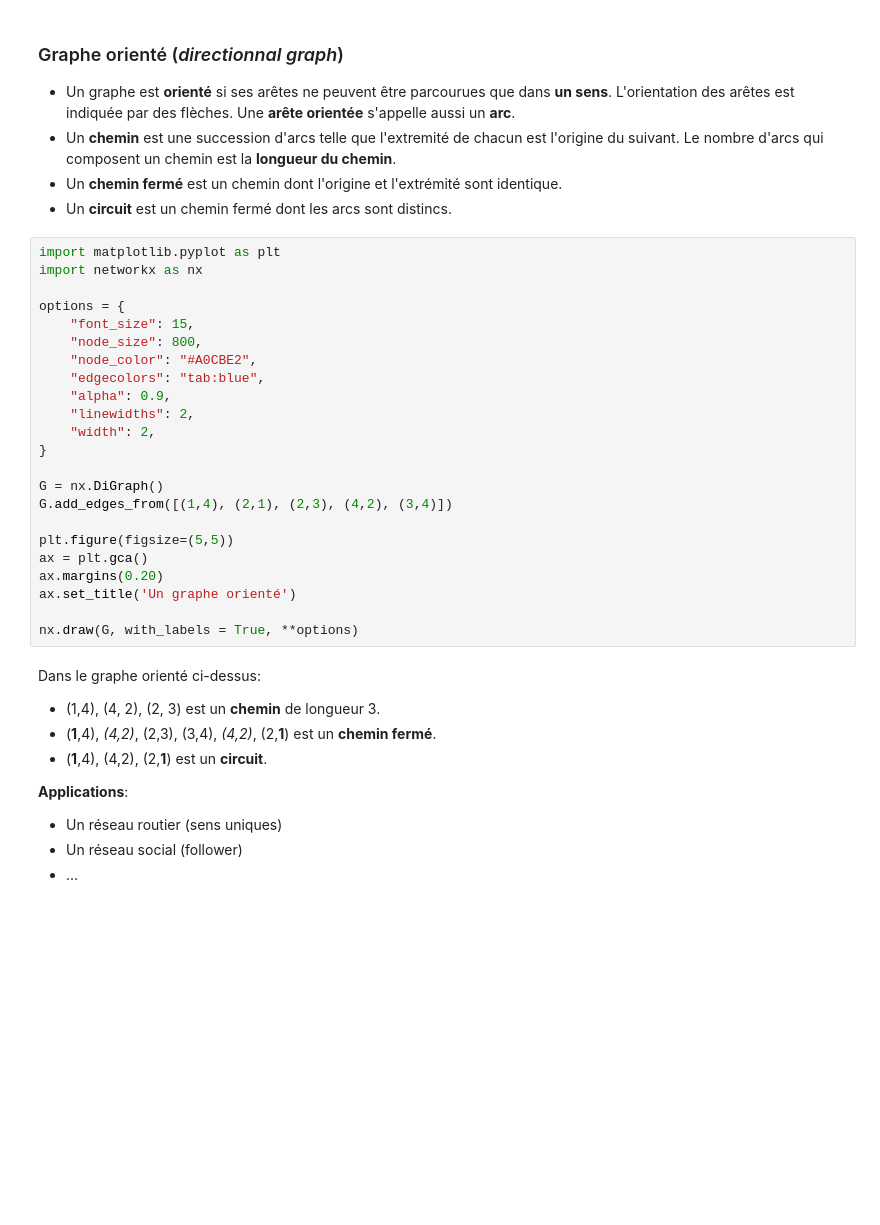
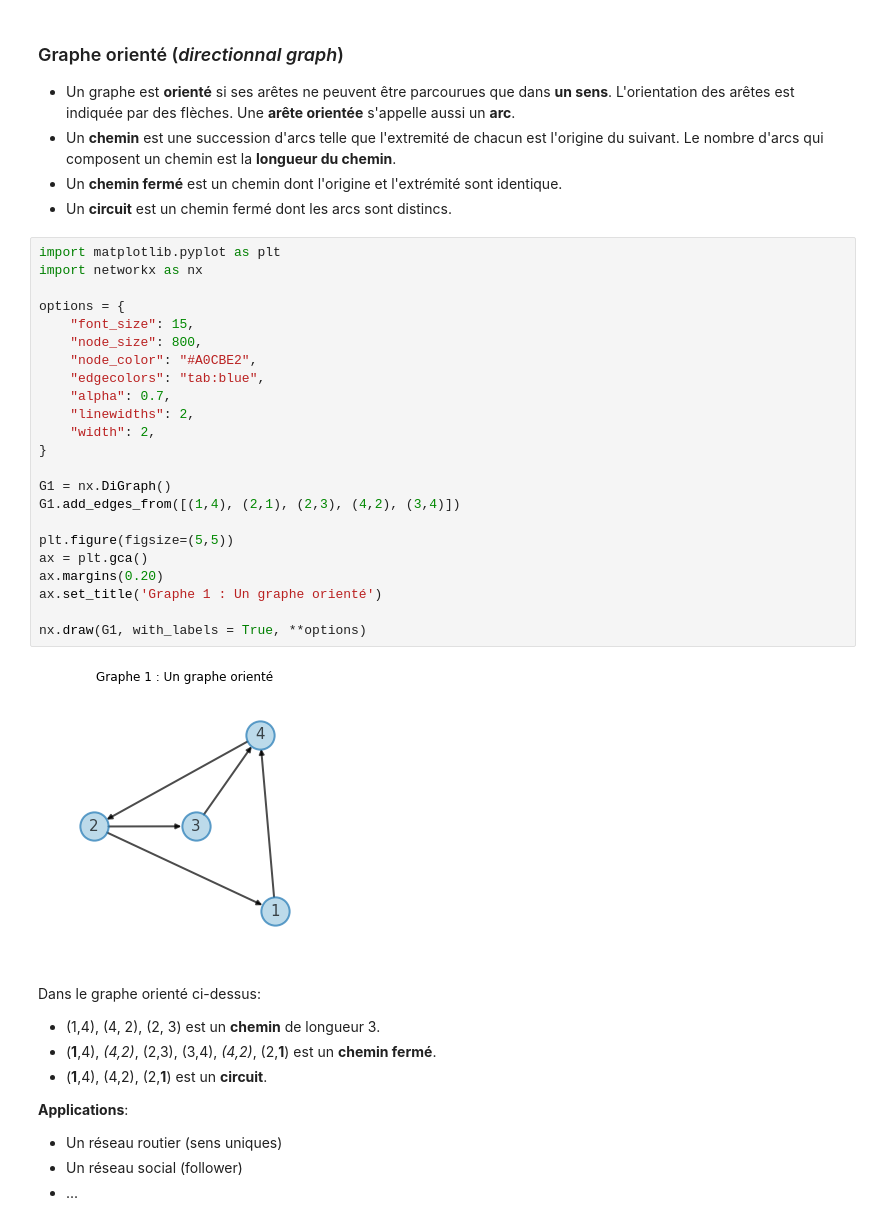
Before and after one commit to saintlouis29/coursNSI, a Jupyter notebook: Terminale/2_Structures_de_donnees/Graphe/Graphes.ipynb, the cells around one changed output. Cells and saved outputs as stored; diff of their text form; blank space fills up the shorter version.

```diff
--- a/Terminale/2_Structures_de_donnees/Graphe/Graphes.ipynb
+++ b/Terminale/2_Structures_de_donnees/Graphe/Graphes.ipynb
@@ -52,26 +52,28 @@ Nous n'étudierons que des graphes **simples** c'est à dire des graphes ne comp
 # %%
 import matplotlib.pyplot as plt
 import networkx as nx
 
 options = {
     "font_size": 15,
     "node_size": 800,
     "node_color": "#A0CBE2",
     "edgecolors": "tab:blue",
-    "alpha": 0.9,
+    "alpha": 0.7,
     "linewidths": 2,
     "width": 2,
 }
 
-G = nx.DiGraph()
-G.add_edges_from([(1,4), (2,1), (2,3), (4,2), (3,4)])
+G1 = nx.DiGraph()
+G1.add_edges_from([(1,4), (2,1), (2,3), (4,2), (3,4)])
 
 plt.figure(figsize=(5,5))
 ax = plt.gca()
 ax.margins(0.20)
-ax.set_title('Un graphe orienté')
+ax.set_title('Graphe 1 : Un graphe orienté')
 
-nx.draw(G, with_labels = True, **options)
+nx.draw(G1, with_labels = True, **options)
+# %% [output]
+[figure, added]
 # %% [markdown]
 Dans le graphe orienté ci-dessus:
 
```
Also changed, not shown: parts of 19 cells of this notebook, 4 other files.
